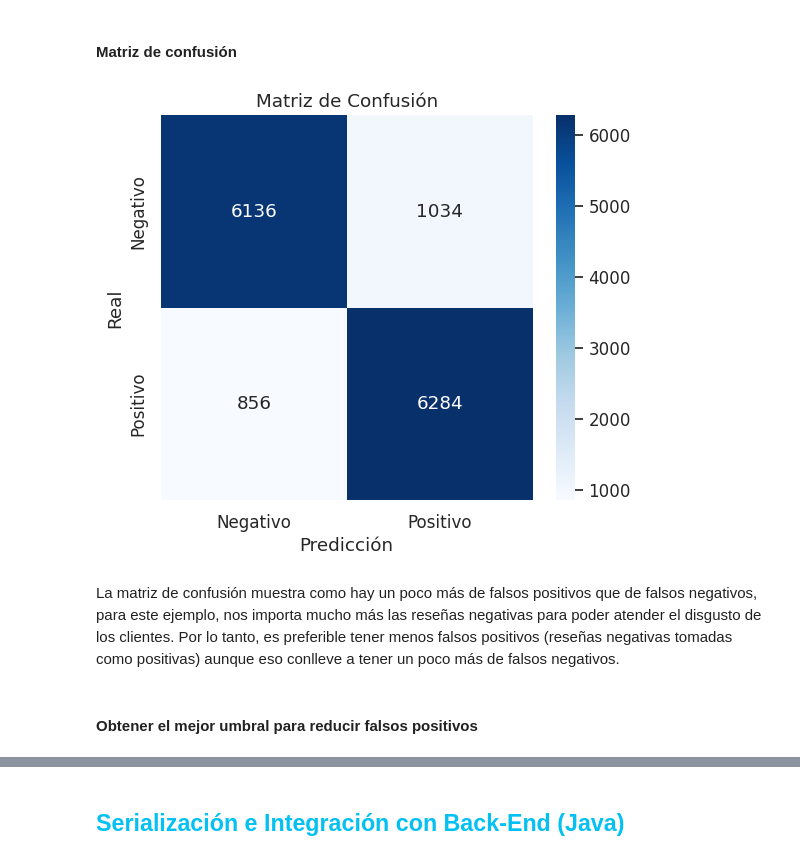
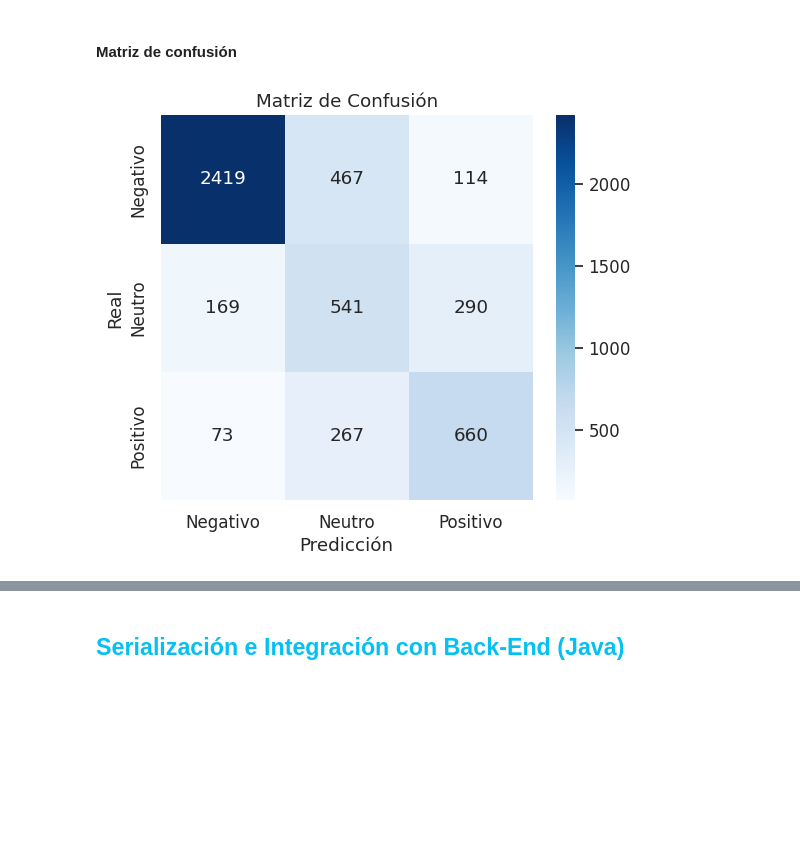
Before and after one commit to Bladimir0607/sentiment-api-equipo39, a Jupyter notebook: data_science/notebooks/Modelo_hackathon_ternario.ipynb, the cells around one changed output, grey strips where cells are left out. Drawn from its saved outputs; the diff is of its cells as text; code cells hidden in the pictures; blank space fills up the shorter version.

Commit message:
añade colab para entrenamiento de modelo terneario

```diff
--- a/data_science/notebooks/Modelo_hackathon_ternario.ipynb
+++ b/data_science/notebooks/Modelo_hackathon_ternario.ipynb
@@ -1196,0 +1172,9 @@ X_train, X_test, y_train, y_test = train_test_split(X, y, test_size=0.3, random_
+# %%
+X_train = train_df['text_limpio']
+y_train = train_df['label']
+
+X_val = val_df['text_limpio']
+y_val = val_df['label']
+
+X_test = test_df['text_limpio']
+y_test = test_df['label']
@@ -1206,7 +1286,8 @@ vectorizador = TfidfVectorizer(
     ngram_range = (1, 2),
     max_features = 5000,
     min_df = 5,
-    max_df = 0.9
+    max_df = 0.9,
+    sublinear_tf = True
 )
 # %% [markdown]
 ### **Ajuste (fit) y Transformación (transform) del conjunto de entrenamiento**
@@ -1249,5 +1330,11 @@ modelo = LogisticRegression(random_state=42)
+# %%
+modelo = LogisticRegression(
+    max_iter = 1000,
+    class_weight = 'balanced',
+    n_jobs = -1,
+)
 # %% [markdown]
 #### Entrenamiento del modelo
 # %%
-modelo.fit(X_train_tfidf, y_train, )
+modelo.fit(X_train_tfidf, y_train)
 # %% [output]
@@ -1356,18 +1546,22 @@ Real: 1 | Pred: 0
 # %% [markdown]
 #### Matriz de confusión
 # %%
-cm = confusion_matrix(y_test, y_pred)
 plt.figure(figsize=(6, 5))
+# Define the mapping from string labels to integer labels
+label_mapping = {'Negativo': 0, 'Neutro': 1, 'Positivo': 2}
+
+# Apply the mapping to y_test and y_pred
+y_test_mapped = y_test.map(label_mapping)
+y_pred_mapped = pd.Series(y_pred).map(label_mapping)
+
+# Now create the confusion matrix using the mapped labels
+cm = confusion_matrix(y_test_mapped, y_pred_mapped, labels=[0, 1, 2])
 sns.heatmap(cm, annot=True, fmt='d', cmap='Blues',
-            xticklabels=['Negativo', 'Positivo'],
-            yticklabels=['Negativo', 'Positivo'])
+            xticklabels=['Negativo','Neutro', 'Positivo'],
+            yticklabels=['Negativo', 'Neutro', 'Positivo'])
 plt.ylabel('Real')
 plt.xlabel('Predicción')
 plt.title('Matriz de Confusión')
 plt.show()
 # %% [output]
-[figure, old version]
+[figure, new version]
-# %% [markdown]
-La matriz de confusión muestra como hay un poco más de falsos positivos que de falsos negativos, para este ejemplo, nos importa mucho más las reseñas negativas para poder atender el disgusto de los clientes. Por lo tanto, es preferible tener menos falsos positivos (reseñas negativas tomadas como positivas) aunque eso conlleve a tener un poco más de falsos negativos.
-# %% [markdown]
-#### Obtener el mejor umbral para reducir falsos positivos
```
Also changed, not shown: parts of 96 cells of this notebook.
